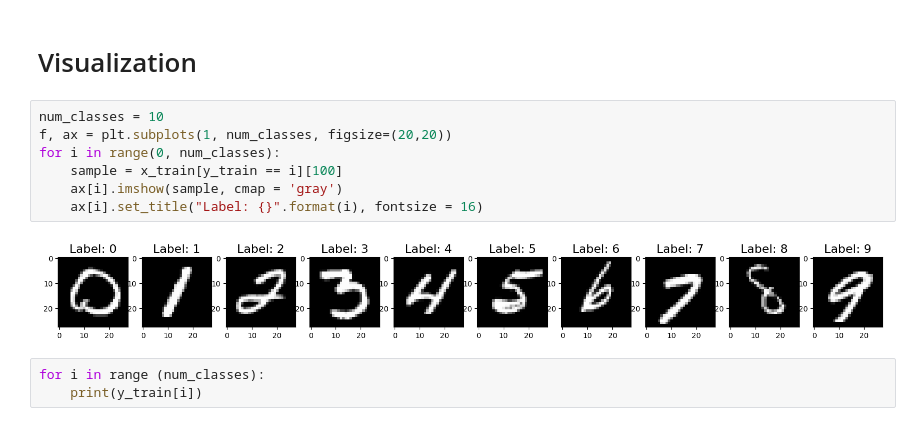
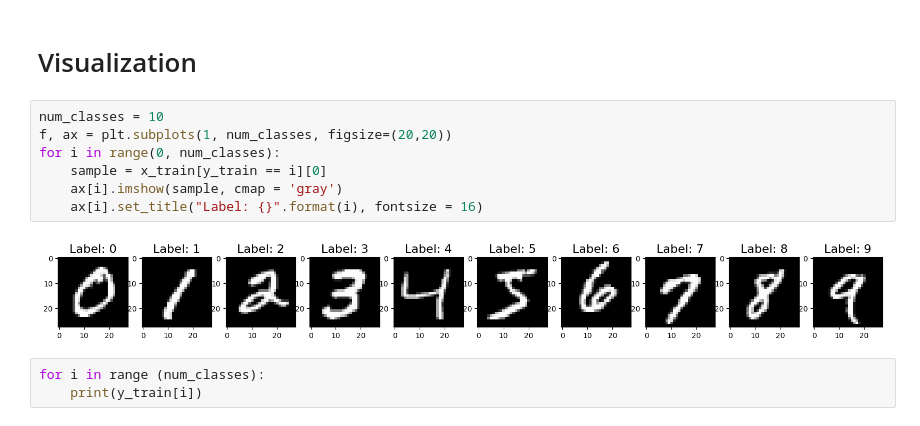
Before and after one commit to Abdullah2265Habib/MNIST-Text-Classification, a Jupyter notebook: MNIST.ipynb, the cells around one changed output. Saved outputs shown, nothing was run; the diff lists cells and outputs as text.

```diff
--- a/MNIST.ipynb
+++ b/MNIST.ipynb
@@ -26,12 +26,12 @@ print(x_test.shape, y_test.shape)
 # %%
 num_classes = 10
 f, ax = plt.subplots(1, num_classes, figsize=(20,20))
 for i in range(0, num_classes):
-    sample = x_train[y_train == i][100]
+    sample = x_train[y_train == i][0]
     ax[i].imshow(sample, cmap = 'gray')
     ax[i].set_title("Label: {}".format(i), fontsize = 16)
 # %% [output]
-[figure, old version]
+[figure, new version]
 # %%
 for i in range (num_classes):
     print(y_train[i])
```
Also changed, not shown: parts of 11 cells of this notebook, 6 other files.
